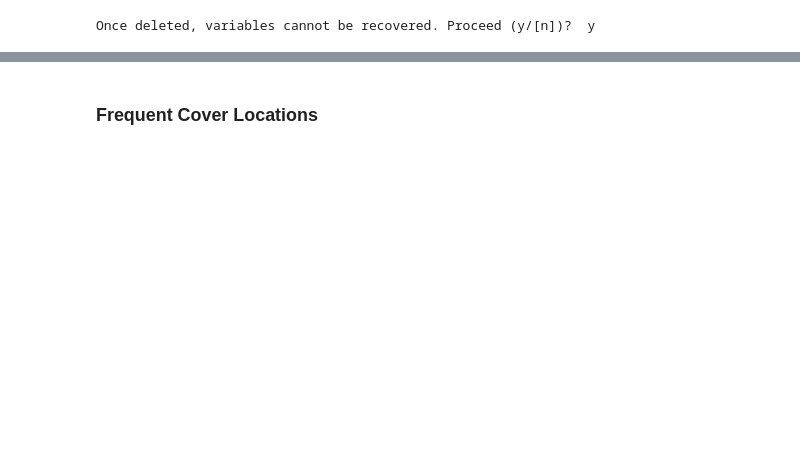
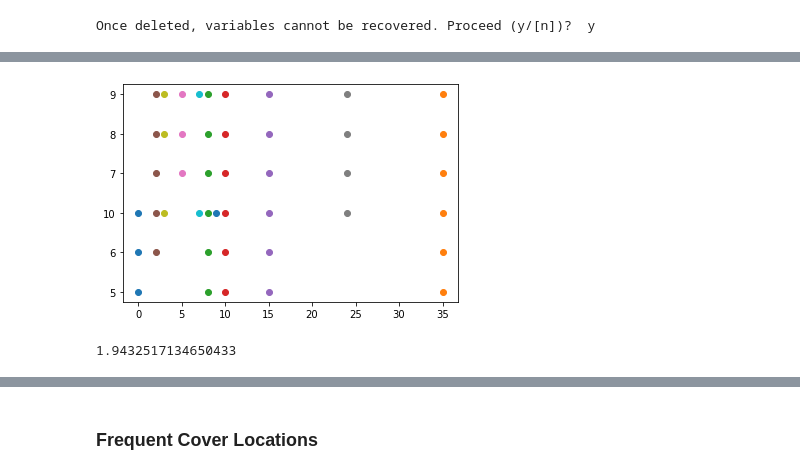
Before and after one commit to Ann924/Mobile-Facility, a Jupyter notebook: notebooks/Ann_Algs.ipynb, the cells around one changed output, grey strips where cells are left out. Saved outputs shown, nothing was run; the diff lists cells and outputs as text; code cells hidden in the pictures; blank space fills up the shorter version.

```diff
--- a/notebooks/Ann_Algs.ipynb
+++ b/notebooks/Ann_Algs.ipynb
@@ -19,0 +69,19 @@ Once deleted, variables cannot be recovered. Proceed (y/[n])?  y
+# %%
+fac_to_trial = {}
+for d in data.keys():
+    for fac in data[d]['facilities']:
+        if fac in fac_to_trial.keys():
+            fac_to_trial[fac].append(d)
+        else:
+            fac_to_trial[fac] = [d]
+
+x = []
+y = []
+for key in fac_to_trial.keys():
+    x.append(key)
+    y.append(fac_to_trial[key])
+
+for xe, ye in zip(x, y):
+    plt.scatter([xe] * len(ye), ye)
+# %% [output]
+[figure, added]
@@ -19,0 +136,4 @@ Once deleted, variables cannot be recovered. Proceed (y/[n])?  y
+# %%
+calculate_objective(assignments, 99)
+# %% [output]
+1.9432517134650433
```
Also changed, not shown: parts of 27 cells of this notebook, 12 other files.
